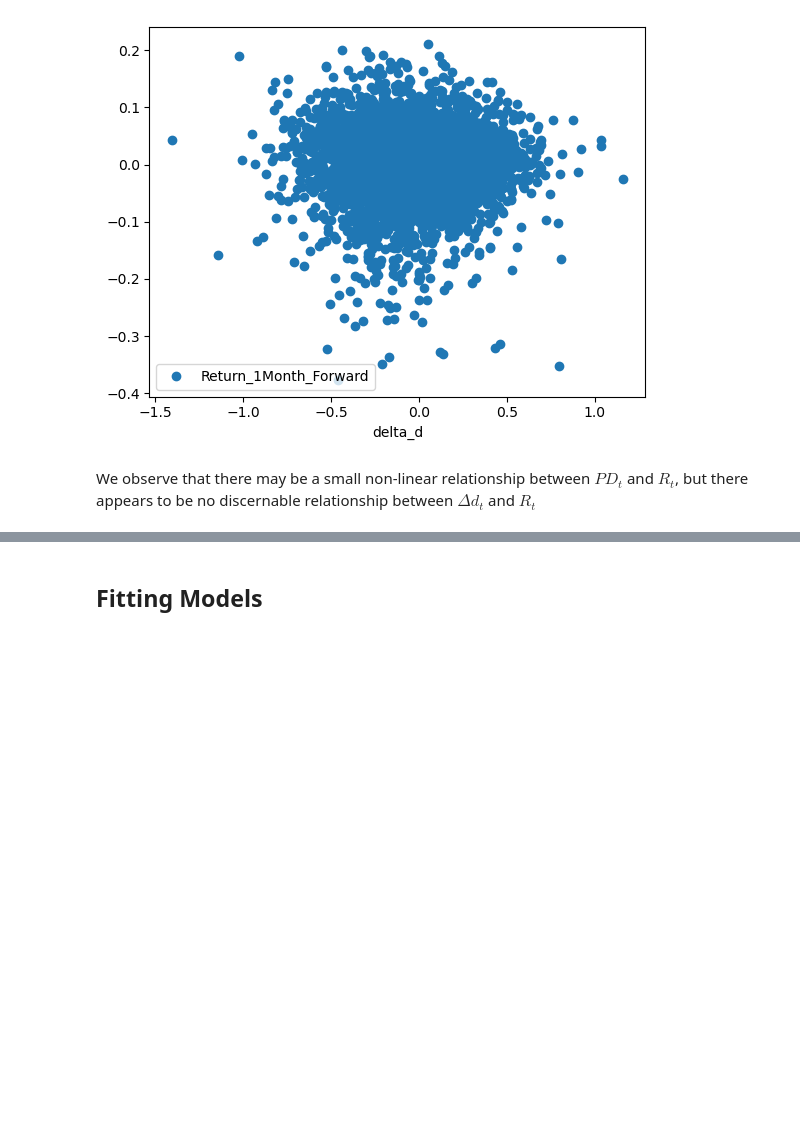
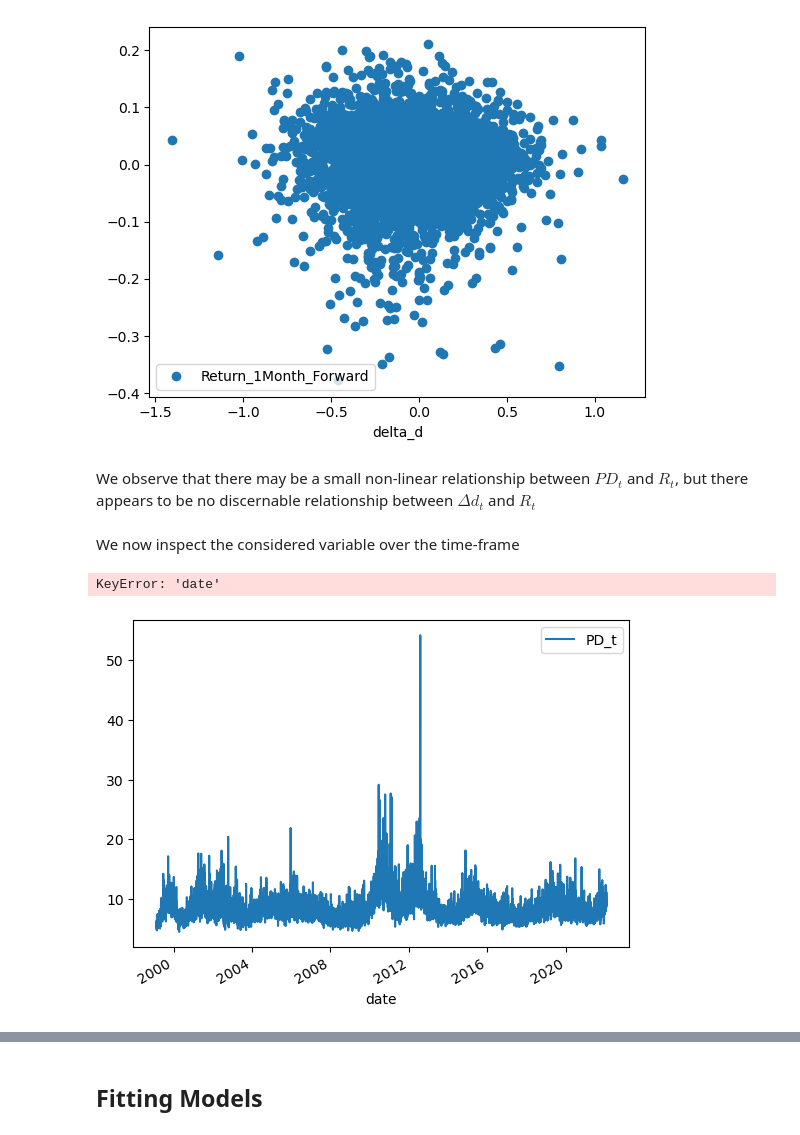
Before and after one commit to olly-mapps/AI-AA, a Jupyter notebook: Question A.2/A.2_dev.ipynb, the cells around one changed output, grey strips where cells are left out. Saved outputs shown, nothing was run; the diff lists cells and outputs as text; code cells hidden in the pictures; blank space fills up the shorter version.

```diff
--- a/Question A.2/A.2_dev.ipynb
+++ b/Question A.2/A.2_dev.ipynb
@@ -159,3 +174,15 @@ plt.show()
 [figure]
 # %% [markdown]
 We observe that there may be a small non-linear relationship between $PD_t$ and $R_t$, but there appears to be no discernable relationship between $\Delta d_t$ and $R_t$
+# %% [markdown]
+We now inspect the considered variable over the time-frame
+# %%
+df.plot(x='date', y='Return_1Month_Forward')
+plt.show()
+# %% [output]
+KeyError: 'date'
+# %%
+df.plot(x='date', y='PD_t')
+plt.show()
+# %% [output]
+[figure, added]
```
Also changed, not shown: parts of 25 cells of this notebook, 1 other file.
